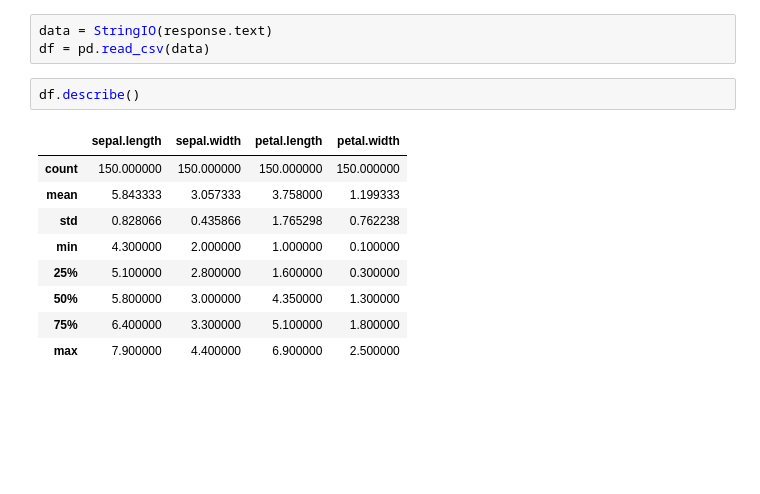
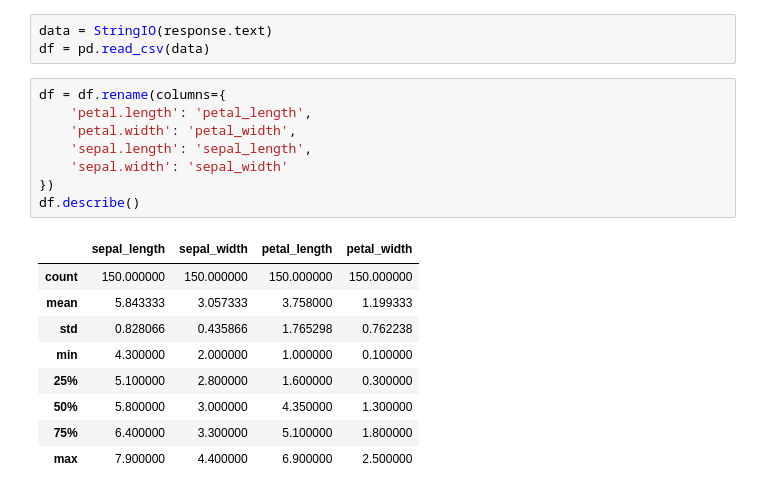
Before and after one commit to metracy/portfolio, a Jupyter notebook: iris.ipynb, the cells around one changed output. Saved outputs shown, nothing was run; the diff lists cells and outputs as text; blank space fills up the shorter version.

```diff
--- a/iris.ipynb
+++ b/iris.ipynb
@@ -11,9 +13,15 @@ response = requests.get(url)
 data = StringIO(response.text)
 df = pd.read_csv(data)
 # %%
+df = df.rename(columns={
+    'petal.length': 'petal_length',
+    'petal.width': 'petal_width',
+    'sepal.length': 'sepal_length',
+    'sepal.width': 'sepal_width'
+})
 df.describe()
 # %% [output]
-|  | sepal.length | sepal.width | petal.length | petal.width |
+|  | sepal_length | sepal_width | petal_length | petal_width |
 | count | 150.000000 | 150.000000 | 150.000000 | 150.000000 |
 | mean | 5.843333 | 3.057333 | 3.758000 | 1.199333 |
 | std | 0.828066 | 0.435866 | 1.765298 | 0.762238 |
```
Also changed, not shown: parts of 8 cells of this notebook.
